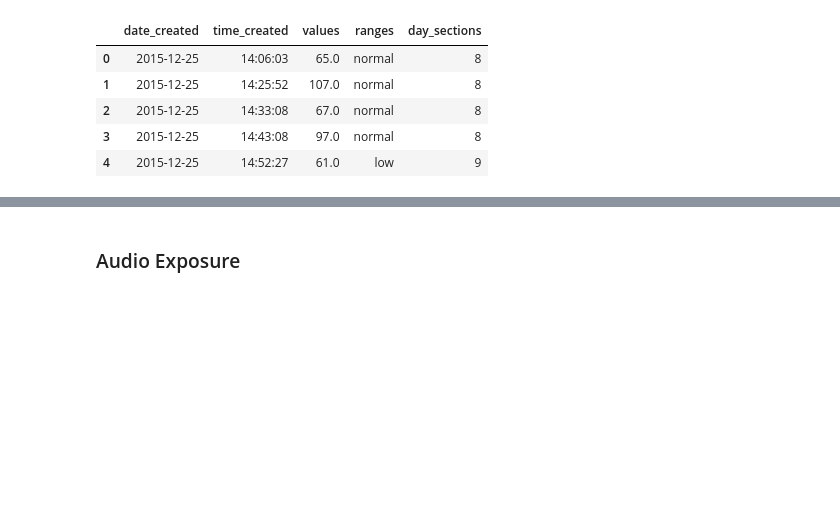
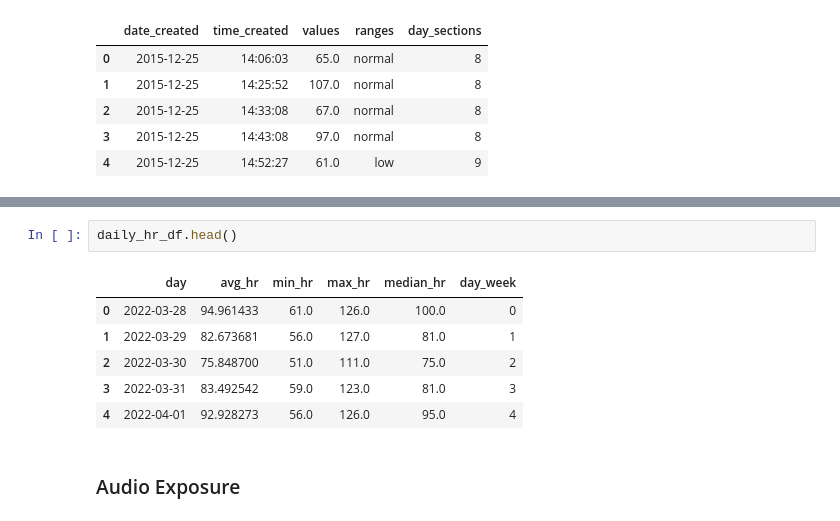
Before and after one commit to bmcnamee96/Heart-Rate-Analysis, a Jupyter notebook: summarizing_data.ipynb, the cells around one changed output, grey strips where cells are left out. Cells and saved outputs as stored; diff of their text form; blank space fills up the shorter version.

```diff
--- a/summarizing_data.ipynb
+++ b/summarizing_data.ipynb
@@ -121,3 +224,12 @@ hr_df.head()
+# %%
+daily_hr_df.head()
+# %% [output]
+|  | day | avg_hr | min_hr | max_hr | median_hr | day_week |
+| 0 | 2022-03-28 | 94.961433 | 61.0 | 126.0 | 100.0 | 0 |
+| 1 | 2022-03-29 | 82.673681 | 56.0 | 127.0 | 81.0 | 1 |
+| 2 | 2022-03-30 | 75.848700 | 51.0 | 111.0 | 75.0 | 2 |
+| 3 | 2022-03-31 | 83.492542 | 59.0 | 123.0 | 81.0 | 3 |
+| 4 | 2022-04-01 | 92.928273 | 56.0 | 126.0 | 95.0 | 4 |
 # %% [markdown]
 ### Audio Exposure
 # %%
```
Also changed, not shown: parts of 13 cells of this notebook, 2 other files.
